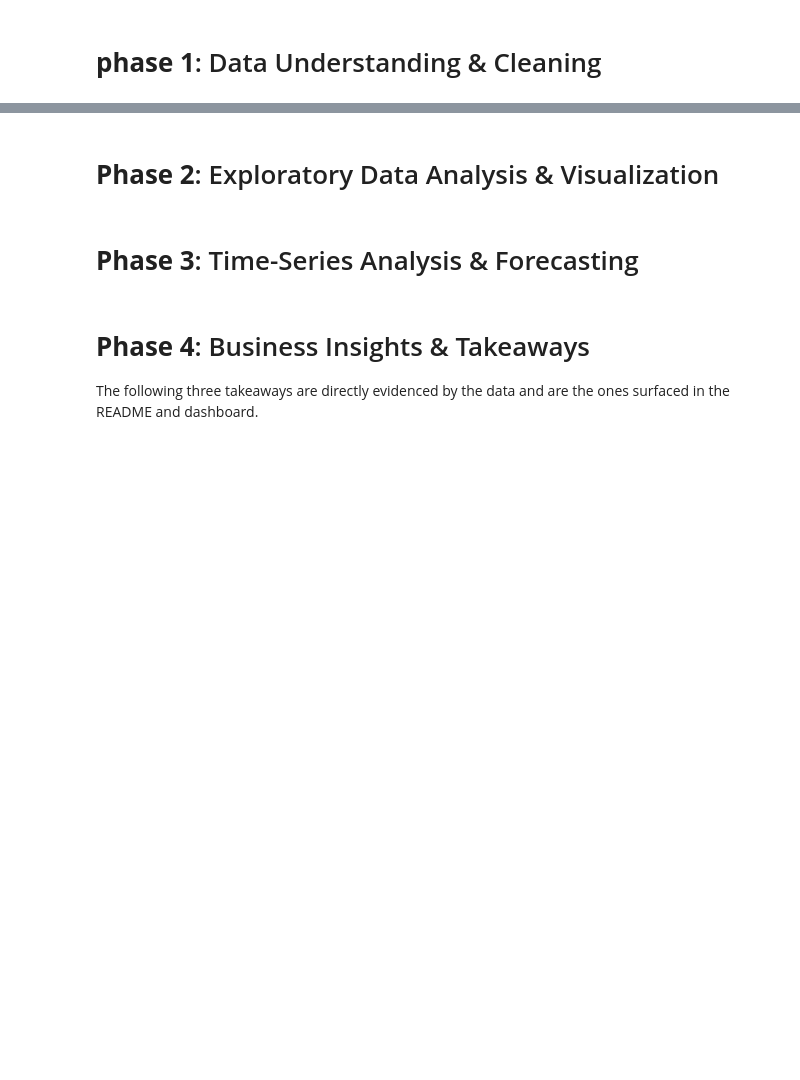
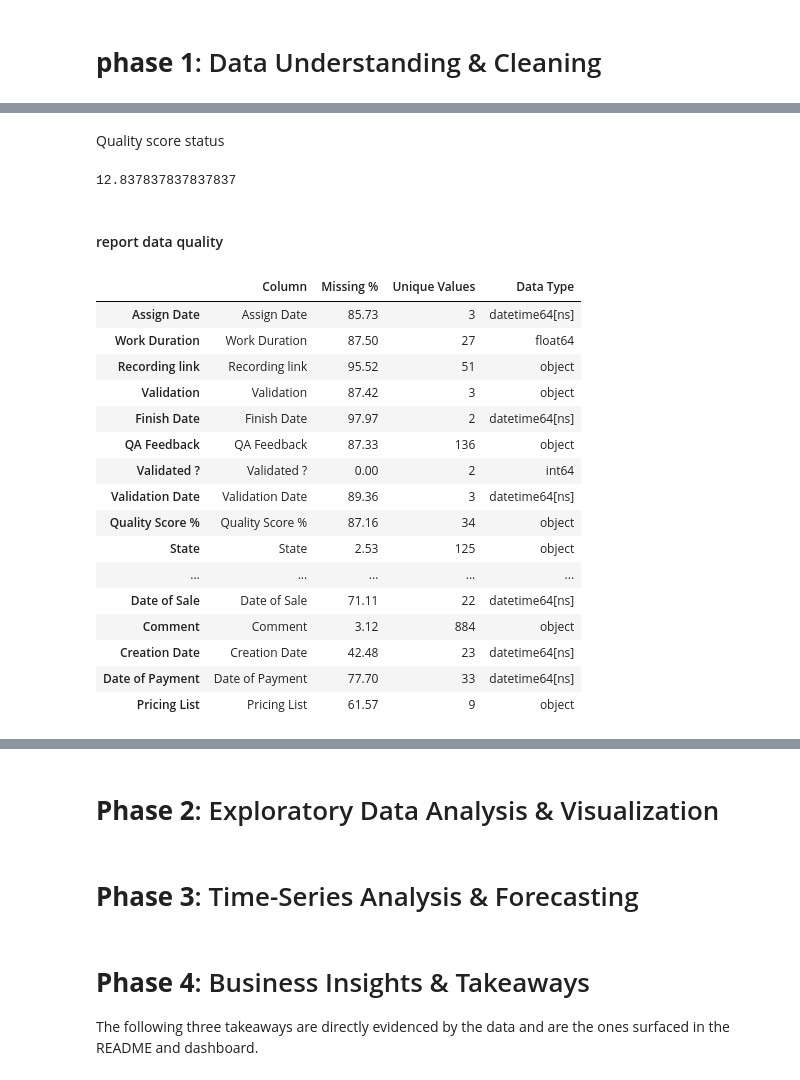
Before and after one commit to youssef-113/end-to-end-TimeSeries-forecasting, a Jupyter notebook: notebook/Understanding-Cleaning-EDA-CompaignData.ipynb, the cells around one changed output, grey strips where cells are left out. Cells and saved outputs as stored; diff of their text form; code cells hidden in the pictures; blank space fills up the shorter version.

```diff
--- a/notebook/Understanding-Cleaning-EDA-CompaignData.ipynb
+++ b/notebook/Understanding-Cleaning-EDA-CompaignData.ipynb
@@ -69,0 +376,5 @@ Key business questions:
+# %%
+print("Categorical Columns and Unique Values:")
+for col in cat_cols:
+    print(col)
+    print(dataset[col].nunique())
@@ -69,0 +399,3 @@ Key business questions:
+# %%
+for col in cat_cols:
+    print( dataset[col].value_counts().head(10))
@@ -69,0 +422,13 @@ Key business questions:
+# %%
+date_cols = [
+    'Assign Date',
+    'Finish Date',
+    'Validation Date',
+    'Date of Sale',
+    'Creation Date',
+    'Date of Payment',
+    'DOB'
+]
+# %%
+for col in date_cols:
+    dataset[col] = pd.to_datetime(dataset[col],  errors='coerce')
@@ -69,0 +507,49 @@ Key business questions:
+# %% [markdown]
+Quality score status
+# %%
+print((
+    dataset['Quality Score %'].notna().mean()*100
+))
+# %% [output]
+12.837837837837837
+# %% [markdown]
+#### report data quality
+# %%
+quality_report = pd.DataFrame({
+
+    "Column":dataset.columns,
+
+    "Missing %":
+    round(
+        dataset.isnull()
+        .mean()*100,
+        2
+    ),
+
+    "Unique Values":
+    dataset.nunique(),
+
+    "Data Type":
+    dataset.dtypes
+
+})
+
+quality_report
+# %% [output]
+|  | Column | Missing % | Unique Values | Data Type |
+| Assign Date | Assign Date | 85.73 | 3 | datetime64[ns] |
+| Work Duration | Work Duration | 87.50 | 27 | float64 |
+| Recording link | Recording link | 95.52 | 51 | object |
+| Validation | Validation | 87.42 | 3 | object |
+| Finish Date | Finish Date | 97.97 | 2 | datetime64[ns] |
+| QA Feedback | QA Feedback | 87.33 | 136 | object |
+| Validated ? | Validated ? | 0.00 | 2 | int64 |
+| Validation Date | Validation Date | 89.36 | 3 | datetime64[ns] |
+| Quality Score % | Quality Score % | 87.16 | 34 | object |
+| State | State | 2.53 | 125 | object |
+| ... | ... | ... | ... | ... |
+| Date of Sale | Date of Sale | 71.11 | 22 | datetime64[ns] |
+| Comment | Comment | 3.12 | 884 | object |
+| Creation Date | Creation Date | 42.48 | 23 | datetime64[ns] |
+| Date of Payment | Date of Payment | 77.70 | 33 | datetime64[ns] |
+| Pricing List | Pricing List | 61.57 | 9 | object |
```
Also changed, not shown: parts of 104 cells of this notebook, 5 other files.
